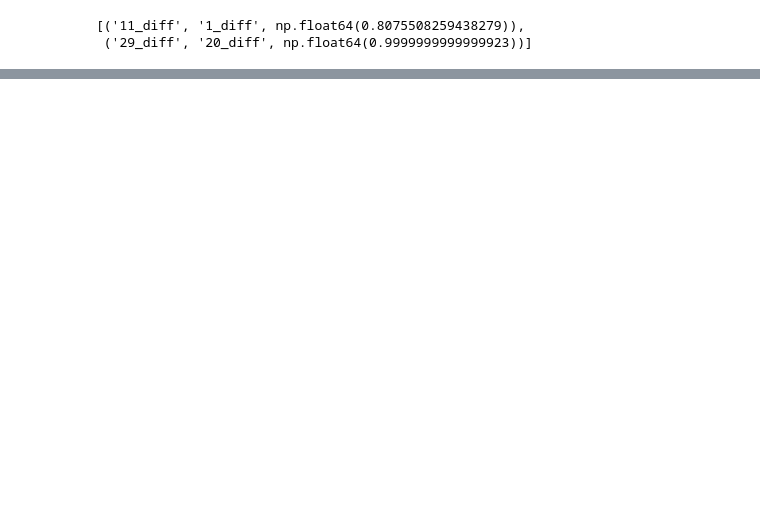
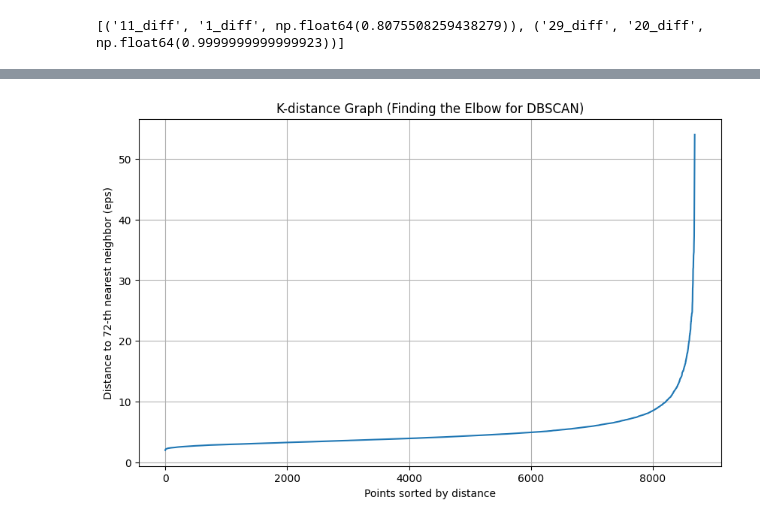
Before and after one commit to maxcyn/data-analysis-project, a Jupyter notebook: main.ipynb, the cells around one changed output, grey strips where cells are left out. Saved outputs shown, nothing was run; the diff lists cells and outputs as text; code cells hidden in the pictures; blank space fills up the shorter version.

```diff
--- a/main.ipynb
+++ b/main.ipynb
@@ -261,0 +244,3 @@ high_corr_pairs # We see that the pairs ['1_diff', '11_diff'] and ['20_diff', '2
+# %%
+# Clean data
+df_diff_cleaned = df_diff.drop(columns=['29_diff'])  # Dropping '29_diff' due to perfect correlation with '20_diff'
@@ -261,0 +251,6 @@ high_corr_pairs # We see that the pairs ['1_diff', '11_diff'] and ['20_diff', '2
+# %%
+# Conduct PCA to reduce dimensionality
+pca = PCA(n_components=0.8)  # Retain 80% of variance
+data_scaled = StandardScaler().fit_transform(df_diff_cleaned) # PCA is variance-driven, so features with larger scales would unfairly dominate the analysis.
+data_pca = pca.fit_transform(data_scaled)
+print(f"PCA reduced data to {data_pca.shape[1]} dimensions from {df_diff_cleaned.shape[1]} original features.")
@@ -261,0 +277,18 @@ high_corr_pairs # We see that the pairs ['1_diff', '11_diff'] and ['20_diff', '2
+# %%
+# Find the optimal 'eps' value using the k-distance plot
+min_samples = 72 # Heuristic: 2 * number of dimensions (2 * 36)
+neighbors = NearestNeighbors(n_neighbors=min_samples)
+neighbors_fit = neighbors.fit(data_pca)
+distances, indices = neighbors_fit.kneighbors(data_pca)
+sorted_distances = np.sort(distances[:, min_samples-1], axis=0)
+
+plt.figure(figsize=(10, 6))
+plt.plot(sorted_distances)
+plt.title('K-distance Graph (Finding the Elbow for DBSCAN)')
+plt.xlabel('Points sorted by distance')
+plt.ylabel(f'Distance to {min_samples}-th nearest neighbor (eps)')
+plt.grid(True)
+plt.show()
+# After viewing the plot, we choose 'eps' at the "elbow"
+# %% [output]
+[figure, added]
```
Also changed, not shown: parts of 40 cells of this notebook, 1 other file.
